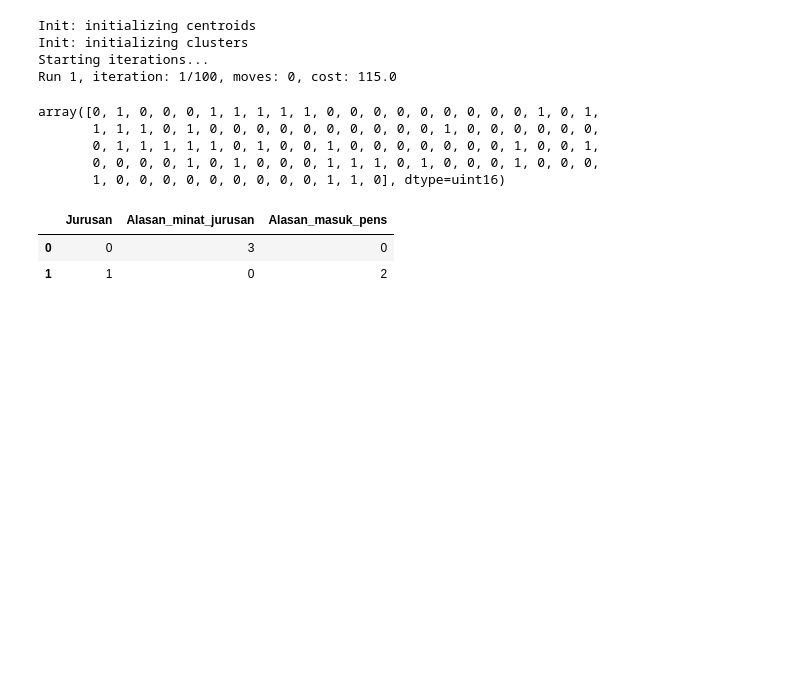
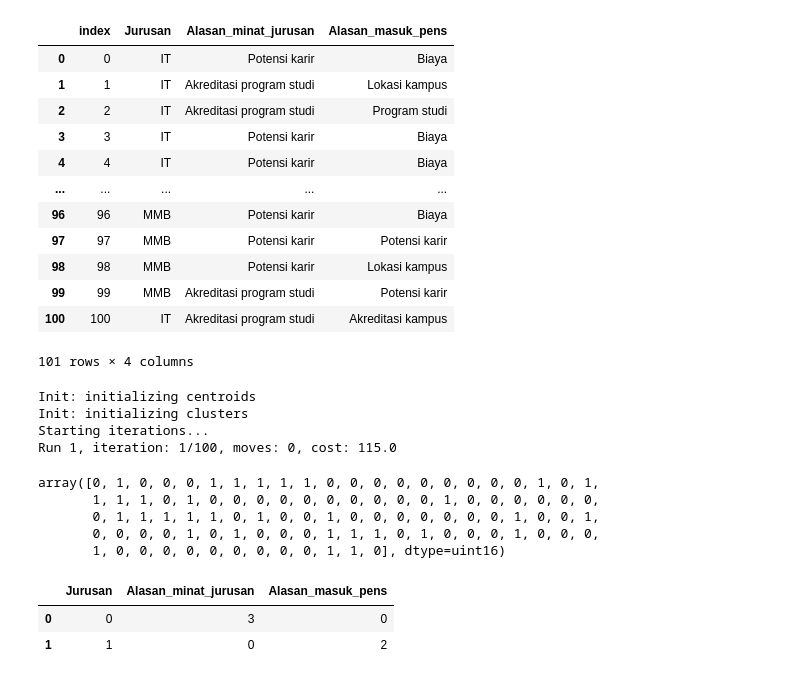
Before and after one commit to casterwill/Web-App-K-Modes-Clustering, a Jupyter notebook: flask_web/notebooks/k_modes_training.ipynb, the cells around one changed output. Saved outputs shown, nothing was run; the diff lists cells and outputs as text; code cells hidden in the pictures; blank space fills up the shorter version.

```diff
--- a/flask_web/notebooks/k_modes_training.ipynb
+++ b/flask_web/notebooks/k_modes_training.ipynb
@@ -26,6 +42,22 @@ data_cust_copy.to_excel('static/raw_data_table.xlsx')
 from sklearn import preprocessing
 le = preprocessing.LabelEncoder()
 data_cust = data_cust.apply(le.fit_transform)
+# %%
+data_cust
+# %% [output]
+|  | index | Jurusan | Alasan_minat_jurusan | Alasan_masuk_pens |
+| 0 | 0 | IT | Potensi karir | Biaya |
+| 1 | 1 | IT | Akreditasi program studi | Lokasi kampus |
+| 2 | 2 | IT | Akreditasi program studi | Program studi |
+| 3 | 3 | IT | Potensi karir | Biaya |
+| 4 | 4 | IT | Potensi karir | Biaya |
+| ... | ... | ... | ... | ... |
+| 96 | 96 | MMB | Potensi karir | Biaya |
+| 97 | 97 | MMB | Potensi karir | Potensi karir |
+| 98 | 98 | MMB | Potensi karir | Lokasi kampus |
+| 99 | 99 | MMB | Akreditasi program studi | Potensi karir |
+| 100 | 100 | IT | Akreditasi program studi | Akreditasi kampus |
+101 rows × 4 columns
 # %%
 from kmodes.kmodes import KModes
 # %%
```
Also changed, not shown: parts of 4 cells of this notebook.
